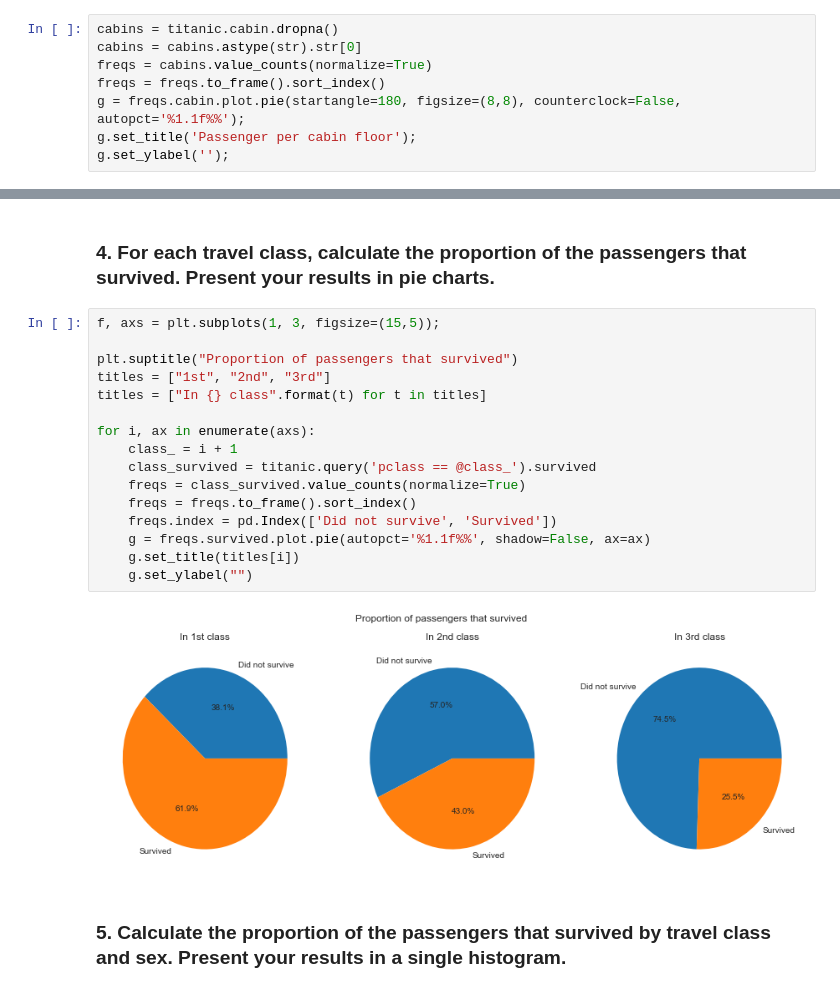
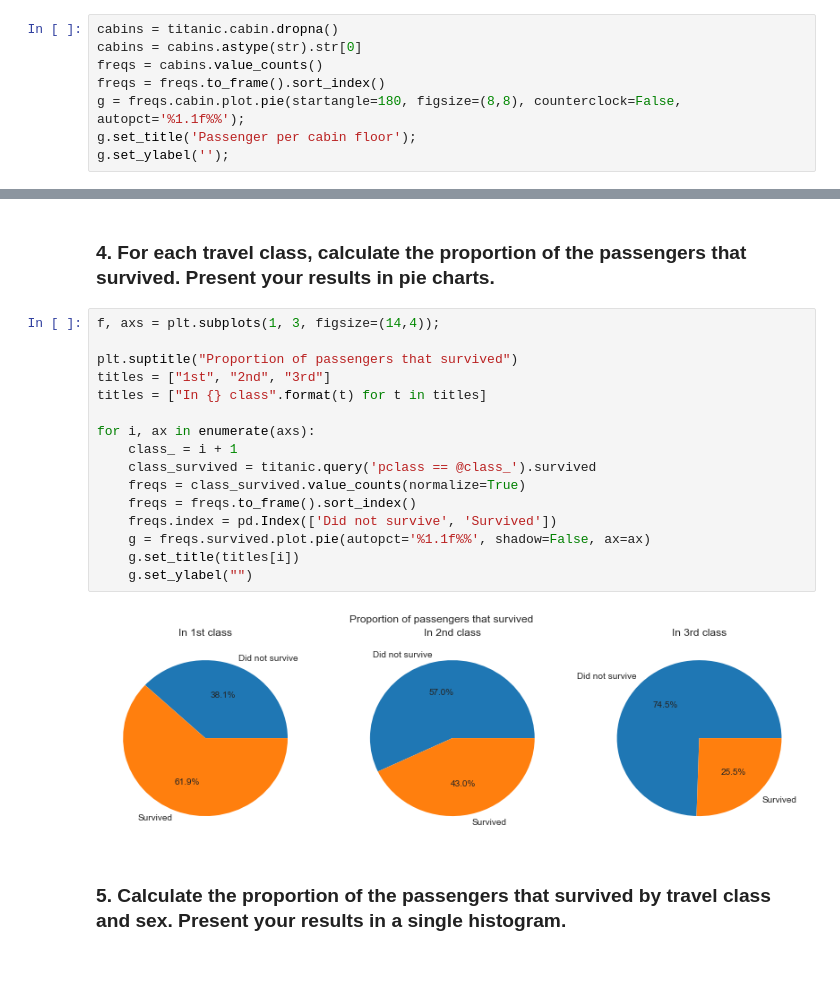
Before and after one commit to brunebastide/ADA, a Jupyter notebook: 01-pandas-and-data-wrangling/hw1.ipynb, the cells around one changed output, grey strips where cells are left out. Cells and saved outputs as stored; diff of their text form; blank space fills up the shorter version.

```diff
--- a/01-pandas-and-data-wrangling/hw1.ipynb
+++ b/01-pandas-and-data-wrangling/hw1.ipynb
@@ -709,7 +714,7 @@ We drop the rows with undefined `cabin` and we decided for the passengers assign
 # %%
 cabins = titanic.cabin.dropna()
 cabins = cabins.astype(str).str[0]
-freqs = cabins.value_counts(normalize=True)
+freqs = cabins.value_counts()
 freqs = freqs.to_frame().sort_index()
 g = freqs.cabin.plot.pie(startangle=180, figsize=(8,8), counterclock=False, autopct='%1.1f%%');
 g.set_title('Passenger per cabin floor');
@@ -719,23 +724,23 @@ g.set_ylabel('');
 # %% [markdown]
 ### 4. For each travel class, calculate the proportion of the passengers that survived. Present your results in pie charts.
 # %%
-f, axs = plt.subplots(1, 3, figsize=(15,5));
+f, axs = plt.subplots(1, 3, figsize=(14,4));
 
 plt.suptitle("Proportion of passengers that survived")
 titles = ["1st", "2nd", "3rd"]
 titles = ["In {} class".format(t) for t in titles]
 
 for i, ax in enumerate(axs):
     class_ = i + 1
     class_survived = titanic.query('pclass == @class_').survived
     freqs = class_survived.value_counts(normalize=True)
     freqs = freqs.to_frame().sort_index()
     freqs.index = pd.Index(['Did not survive', 'Survived'])
     g = freqs.survived.plot.pie(autopct='%1.1f%%', shadow=False, ax=ax)
     g.set_title(titles[i])
     g.set_ylabel("")
 # %% [output]
-[figure, old version]
+[figure, new version]
 # %% [markdown]
 ### 5. Calculate the proportion of the passengers that survived by travel class and sex. Present your results in a single histogram.
 # %%
```
Also changed, not shown: parts of 11 cells of this notebook.
